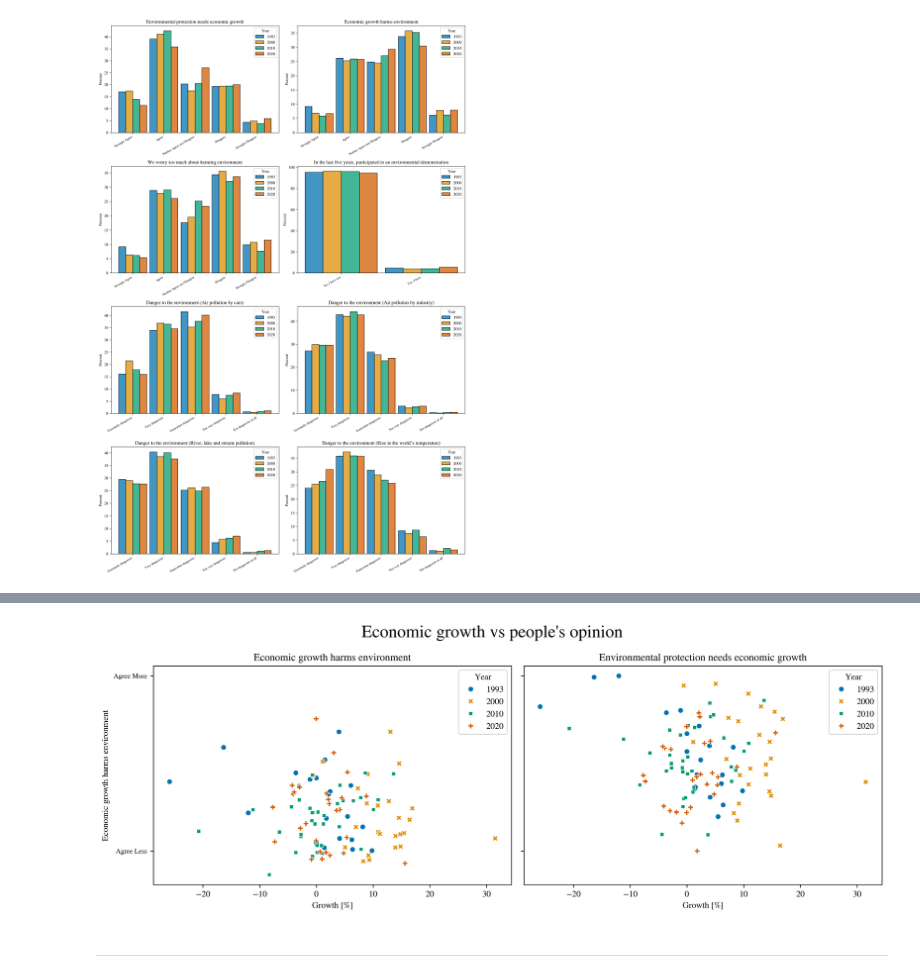
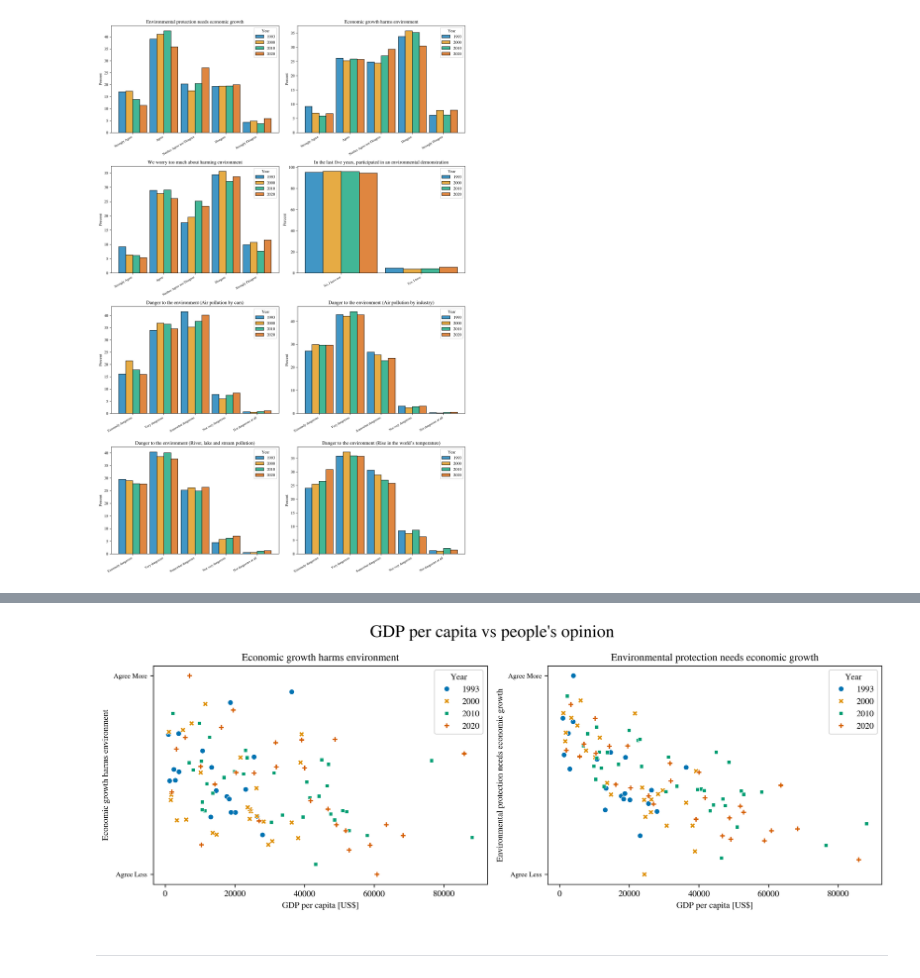
Before and after one commit to EdoardoTronconi/TesiMagistrale, a Jupyter notebook: AnalyseData.ipynb, the cells around one changed output, grey strips where cells are left out. Saved outputs shown, nothing was run; the diff lists cells and outputs as text; code cells hidden in the pictures.

Commit message:
Added git per capita vs opinions scatterplot (with weights)

```diff
--- a/AnalyseData.ipynb
+++ b/AnalyseData.ipynb
@@ -17,5 +17,6 @@ plt.rcParams.update({'figure.dpi' : 300,
 # %%
 data_issp = pd.read_pickle("Processed_Data/issp_questionnaires.pickle")
 data_GDPgrowth = pd.read_pickle("Processed_Data/GDP_growth.pickle")
+data_GDPpcap = pd.read_pickle("Processed_Data/GDP_pcap.pickle")
 # %% [markdown]
 ___
@@ -99,31 +100,36 @@ plt.tight_layout()
 # %%
 def conv_agree(label):
     convDict = {
         "Strongly Disagree" : 1,
         "Disagree" : 2,
         "Neither Agree nor Disagree" : 3,
         "Agree" : 4,
         "Strongly Agree" : 5
     }
     return convDict[label] if label in convDict else label
 
+
+wm = lambda x: np.average(x.dropna(), weights=data.loc[x.index, "Weight"])
+
 data = data_issp.query("Country != 'Taiwan'").loc[:,["Economic growth harms environment", "Environmental protection needs economic growth", "Weight"]].copy()
 data = data.map(conv_agree).astype(float)
-data["Growth [%]"] = data.index.map(lambda x: data_GDPgrowth.loc[x[1], x[0]].copy())
-data = data.groupby(["Year", "Country"]).mean()
+#data = data.groupby(["Year", "Country"]).mean() #unweighted mean
+data = data[["Economic growth harms environment","Environmental protection needs economic growth"]].mul(data["Weight"], axis="index").groupby(["Year", "Country"]).sum().div(data["Weight"].groupby(["Year", "Country"]).sum(), axis="index")
+data["GDP per capita [US$]"] = data.index.map(lambda x: data_GDPpcap.loc[x[1], x[0]].copy())
 
-fig, axs = plt.subplots(1,2,figsize=(6.4*2,4.8), sharey=True)
-fig.suptitle("Economic growth vs people's opinion", fontsize=20)
+
+fig, axs = plt.subplots(1,2,figsize=(6.4*2,4.8), sharey=False)
+fig.suptitle("GDP per capita vs people's opinion", fontsize=20)
 
 for i, val in enumerate(["Economic growth harms environment", "Environmental protection needs economic growth"]):
     ax = axs[i]
-    sns.scatterplot(data=data.reset_index(), x="Growth [%]", y=val, hue="Year", palette="colorblind", style="Year", ax=ax)
+    sns.scatterplot(data=data.reset_index(), x="GDP per capita [US$]", y=val, hue="Year", palette="colorblind", style="Year", ax=ax)
     ax.set_title(val)
     ax.set_yticks([data[val].min(), data[val].max()])
     ax.set_yticklabels(["Agree Less", "Agree More"], fontsize=8)
 
 plt.tight_layout()
 # %% [output]
-[figure, old version]
+[figure, new version]
 # %% [markdown]
 ___
```
Also changed, not shown: parts of 4 cells of this notebook.
